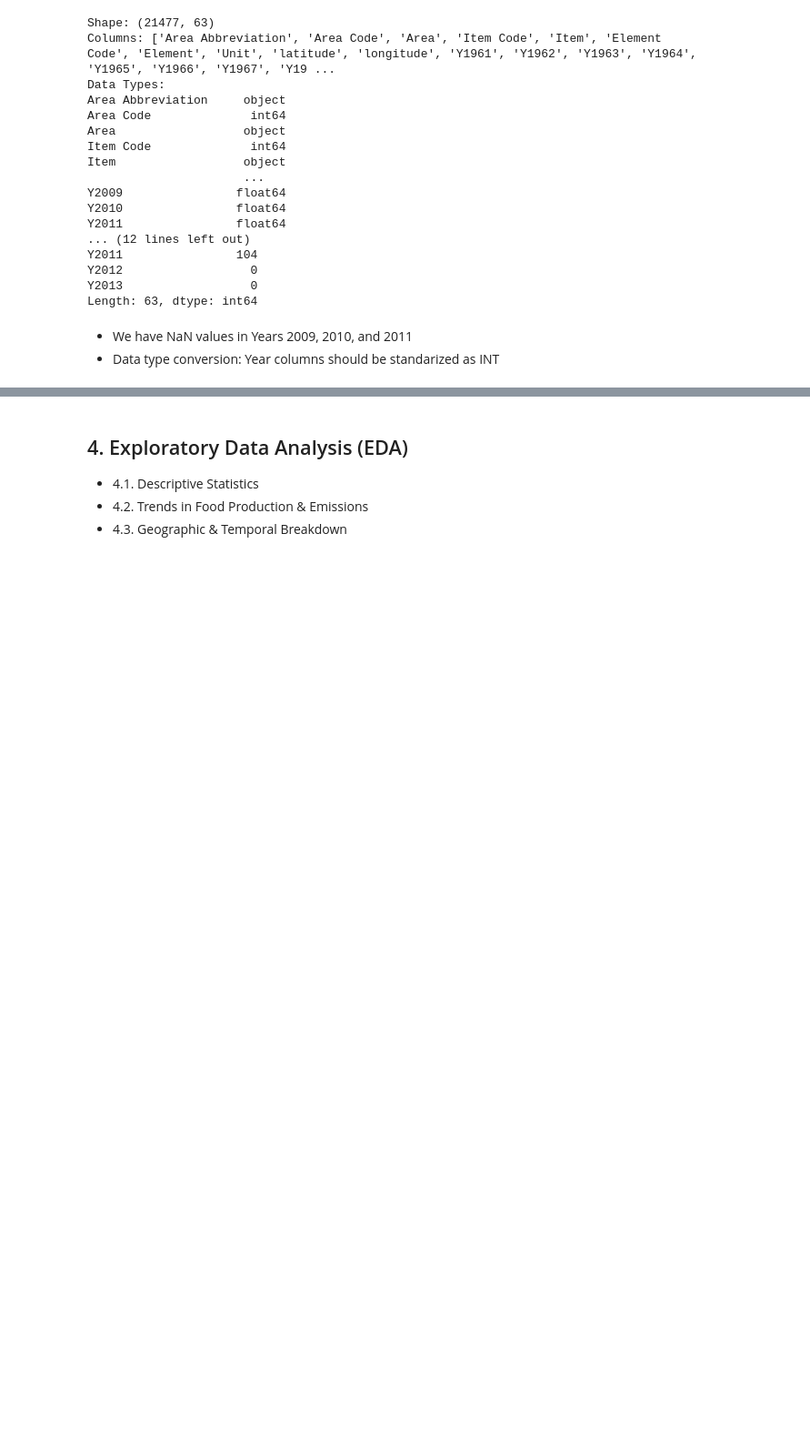
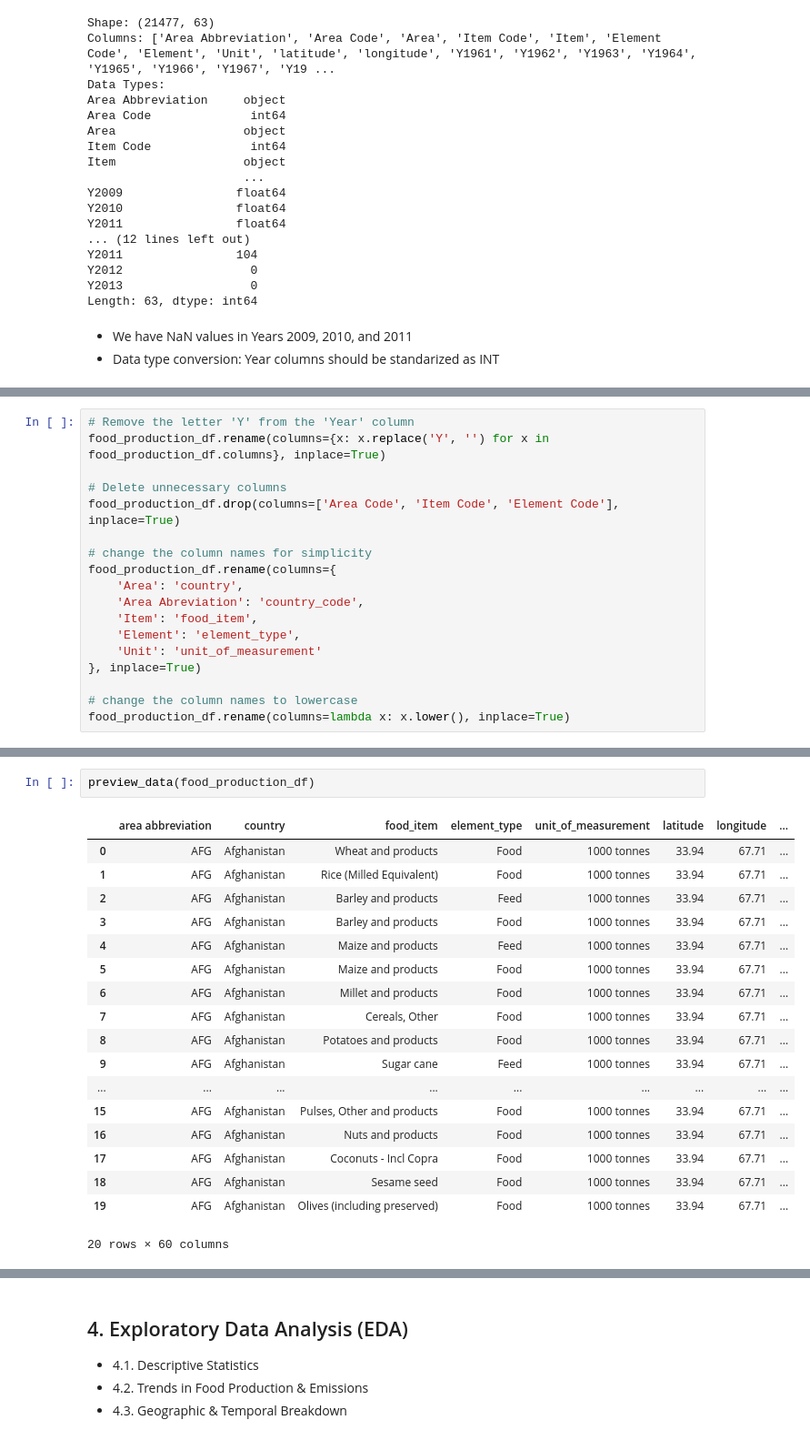
Before and after one commit to ivanya93/Food-Climate-Data-Driven-Sustainability, a Jupyter notebook: Food-Climate-Data-Driven-Sustainability.ipynb, the cells around one changed output, grey strips where cells are left out. Shown at 91% size. Saved outputs shown, nothing was run; the diff lists cells and outputs as text; blank space fills up the shorter version.

```diff
--- a/Food-Climate-Data-Driven-Sustainability.ipynb
+++ b/Food-Climate-Data-Driven-Sustainability.ipynb
@@ -562,0 +561,18 @@ from Functions_DA_DS import *
+# %%
+# Remove the letter 'Y' from the 'Year' column
+food_production_df.rename(columns={x: x.replace('Y', '') for x in food_production_df.columns}, inplace=True)
+
+# Delete unnecessary columns
+food_production_df.drop(columns=['Area Code', 'Item Code', 'Element Code'], inplace=True)
+
+# change the column names for simplicity
+food_production_df.rename(columns={
+    'Area': 'country',
+    'Area Abreviation': 'country_code',
+    'Item': 'food_item',
+    'Element': 'element_type',
+    'Unit': 'unit_of_measurement'
+}, inplace=True)
+
+# change the column names to lowercase
+food_production_df.rename(columns=lambda x: x.lower(), inplace=True)
@@ -562,0 +602,21 @@ from Functions_DA_DS import *
+# %%
+preview_data(food_production_df)
+# %% [output]
+|  | area abbreviation | country | food_item | element_type | unit_of_measurement | latitude | longitude | ... |
+| 0 | AFG | Afghanistan | Wheat and products | Food | 1000 tonnes | 33.94 | 67.71 | ... |
+| 1 | AFG | Afghanistan | Rice (Milled Equivalent) | Food | 1000 tonnes | 33.94 | 67.71 | ... |
+| 2 | AFG | Afghanistan | Barley and products | Feed | 1000 tonnes | 33.94 | 67.71 | ... |
+| 3 | AFG | Afghanistan | Barley and products | Food | 1000 tonnes | 33.94 | 67.71 | ... |
+| 4 | AFG | Afghanistan | Maize and products | Feed | 1000 tonnes | 33.94 | 67.71 | ... |
+| 5 | AFG | Afghanistan | Maize and products | Food | 1000 tonnes | 33.94 | 67.71 | ... |
+| 6 | AFG | Afghanistan | Millet and products | Food | 1000 tonnes | 33.94 | 67.71 | ... |
+| 7 | AFG | Afghanistan | Cereals, Other | Food | 1000 tonnes | 33.94 | 67.71 | ... |
+| 8 | AFG | Afghanistan | Potatoes and products | Food | 1000 tonnes | 33.94 | 67.71 | ... |
+| 9 | AFG | Afghanistan | Sugar cane | Feed | 1000 tonnes | 33.94 | 67.71 | ... |
+| ... | ... | ... | ... | ... | ... | ... | ... | ... |
+| 15 | AFG | Afghanistan | Pulses, Other and products | Food | 1000 tonnes | 33.94 | 67.71 | ... |
+| 16 | AFG | Afghanistan | Nuts and products | Food | 1000 tonnes | 33.94 | 67.71 | ... |
+| 17 | AFG | Afghanistan | Coconuts - Incl Copra | Food | 1000 tonnes | 33.94 | 67.71 | ... |
+| 18 | AFG | Afghanistan | Sesame seed | Food | 1000 tonnes | 33.94 | 67.71 | ... |
+| 19 | AFG | Afghanistan | Olives (including preserved) | Food | 1000 tonnes | 33.94 | 67.71 | ... |
+20 rows × 60 columns
```
Also changed, not shown: parts of 74 cells of this notebook.
